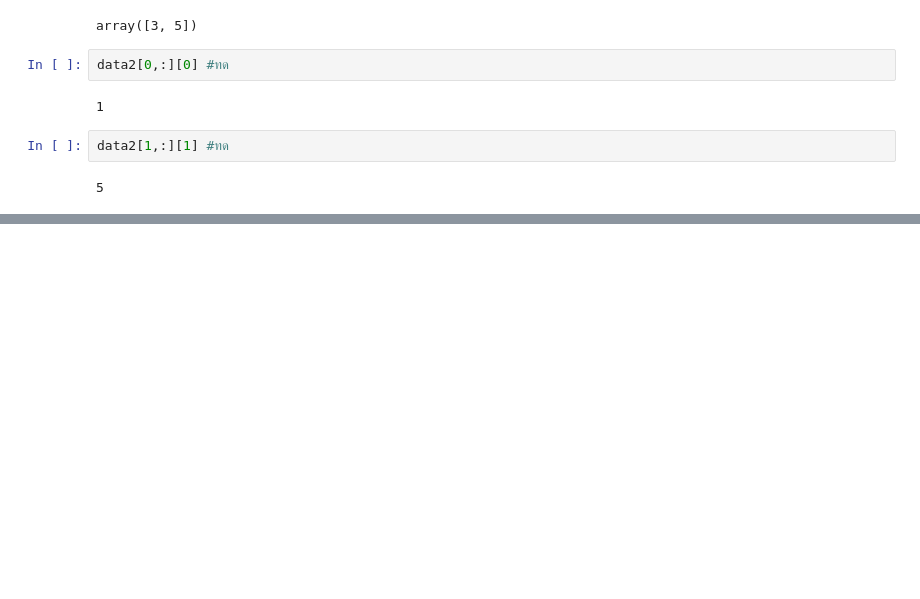
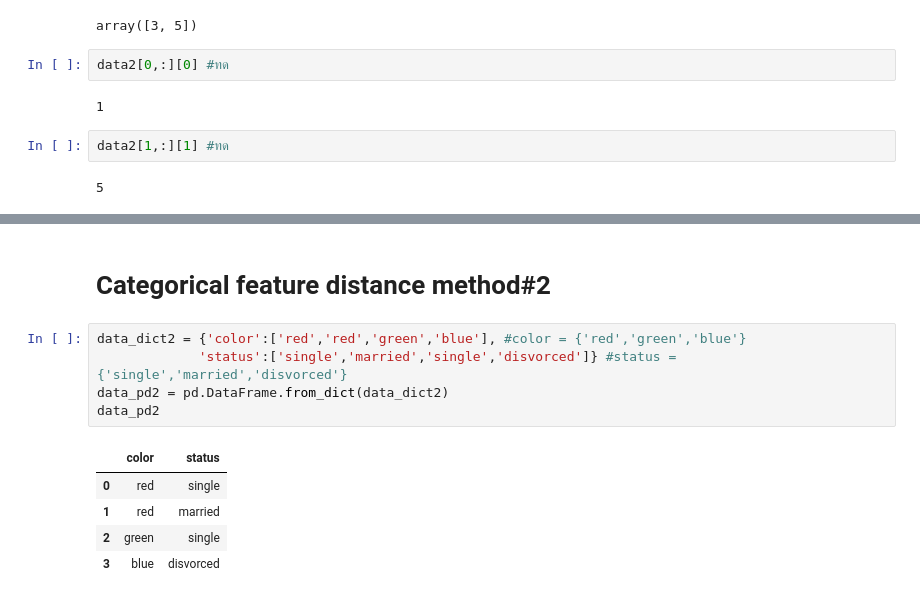
Before and after one commit to Adibank/DPDM, a Jupyter notebook: Data103_Distance.ipynb, the cells around one changed output, grey strips where cells are left out. Saved outputs shown, nothing was run; the diff lists cells and outputs as text; blank space fills up the shorter version.

```diff
--- a/Data103_Distance.ipynb
+++ b/Data103_Distance.ipynb
@@ -139,0 +260,13 @@ data2[1,:][1] #ทด
+# %% [markdown]
+# Categorical feature distance method#2
+# %%
+data_dict2 = {'color':['red','red','green','blue'], #color = {'red','green','blue'}
+             'status':['single','married','single','disvorced']} #status = {'single','married','disvorced'}
+data_pd2 = pd.DataFrame.from_dict(data_dict2)
+data_pd2
+# %% [output]
+|  | color | status |
+| 0 | red | single |
+| 1 | red | married |
+| 2 | green | single |
+| 3 | blue | disvorced |
```
Also changed, not shown: parts of 30 cells of this notebook.
